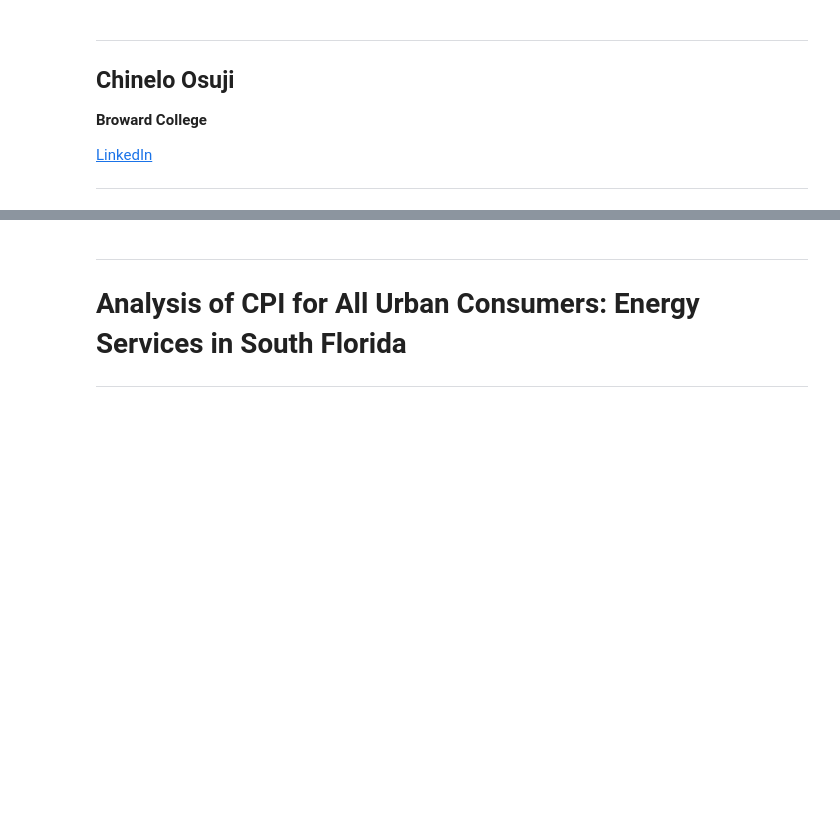
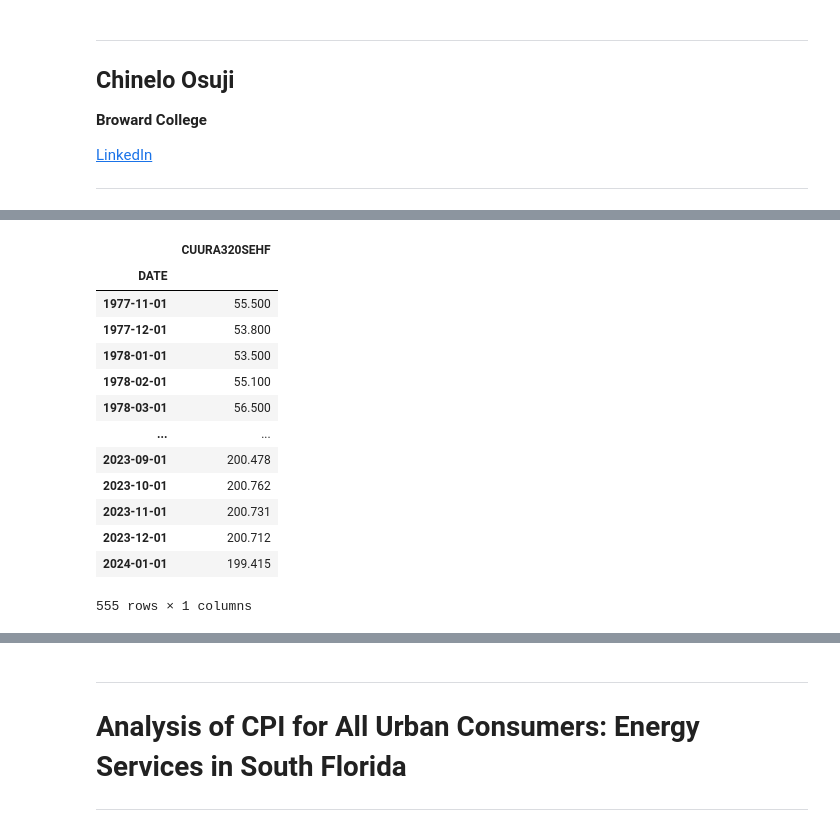
Before and after one commit to osujc93/FPL-Broward-College-ML-Data-Science-Project, a Jupyter notebook: 02_Exploratory_Data_Analysis.ipynb, the cells around one changed output, grey strips where cells are left out. Cells and saved outputs as stored; diff of their text form; code cells hidden in the pictures; blank space fills up the shorter version.

```diff
--- a/02_Exploratory_Data_Analysis.ipynb
+++ b/02_Exploratory_Data_Analysis.ipynb
@@ -10,0 +89,17 @@
+# %%
+CPI
+# %% [output]
+|  | CUURA320SEHF |
+| DATE |  |
+| 1977-11-01 | 55.500 |
+| 1977-12-01 | 53.800 |
+| 1978-01-01 | 53.500 |
+| 1978-02-01 | 55.100 |
+| 1978-03-01 | 56.500 |
+| ... | ... |
+| 2023-09-01 | 200.478 |
+| 2023-10-01 | 200.762 |
+| 2023-11-01 | 200.731 |
+| 2023-12-01 | 200.712 |
+| 2024-01-01 | 199.415 |
+555 rows × 1 columns
```
Also changed, not shown: parts of 13 cells of this notebook.
